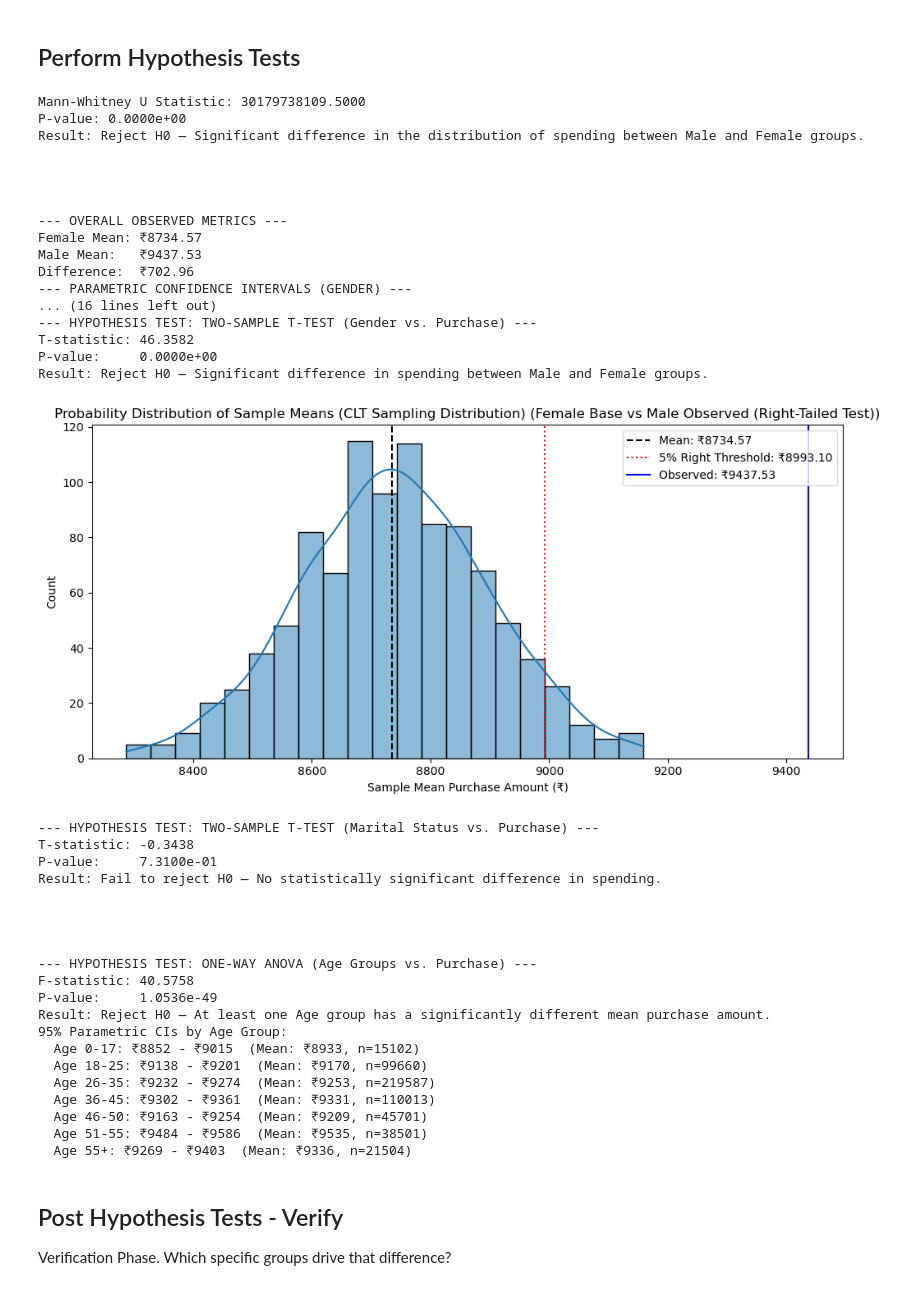
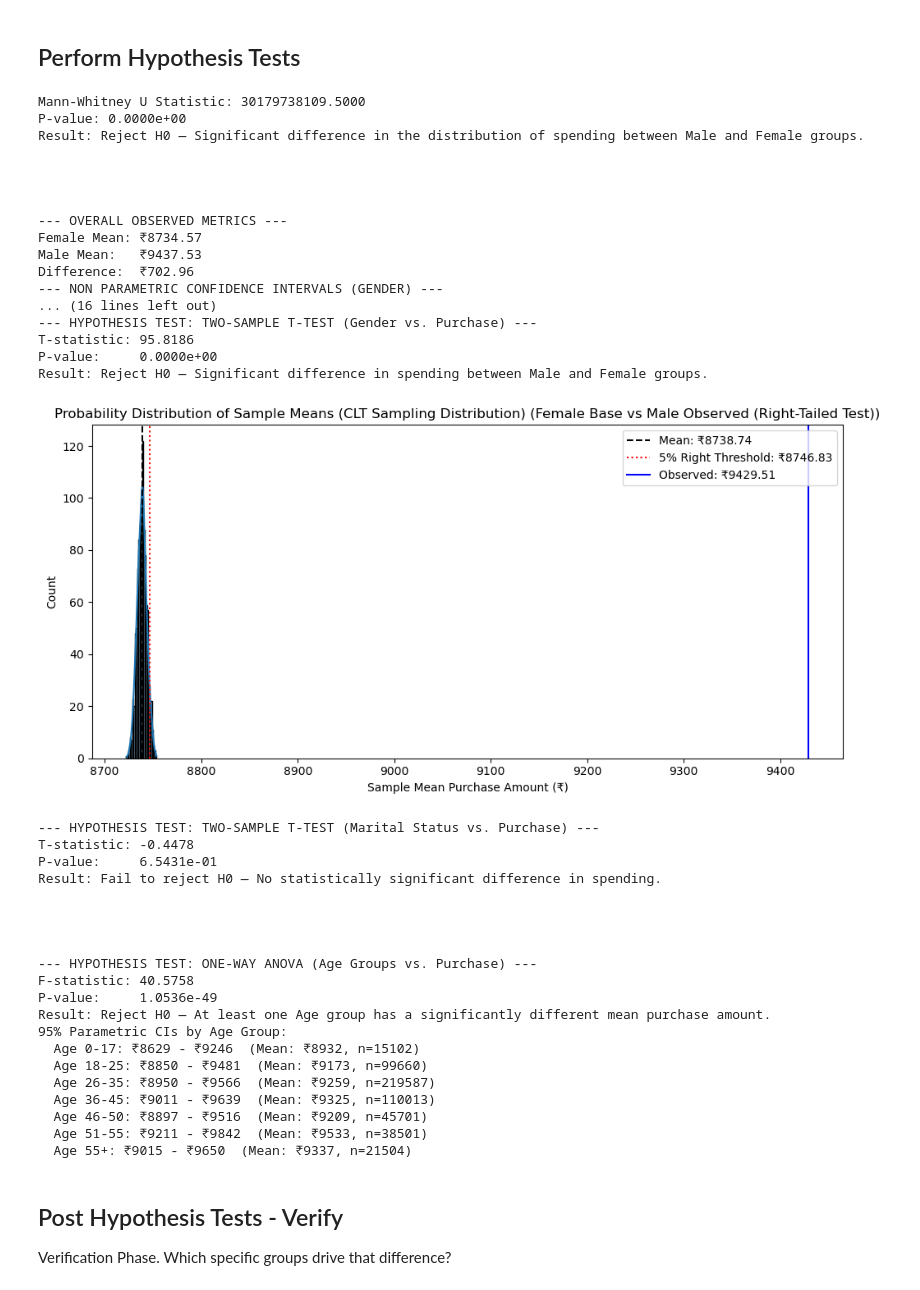
Before and after one commit to codehithesh/Statistical_Inference_on_Purchase_Data, a Jupyter notebook: Statistical_Inference_on_Purchase_Data.ipynb, the cells around one changed output. Saved outputs shown, nothing was run; the diff lists cells and outputs as text; code cells hidden in the pictures.

Commit message:
corrected CI data ingest errors

```diff
--- a/Statistical_Inference_on_Purchase_Data.ipynb
+++ b/Statistical_Inference_on_Purchase_Data.ipynb
@@ -545,7 +545,7 @@ def ci_of_means(means, confidence=0.95):
     alpha = (1 - confidence) / 2 # Divide by 2 because the interval is the middle part of the distribution
     low, high = np.percentile(means, [alpha * 100, (1 - alpha) * 100])
     se = np.std(means, ddof=1)
-    return means.mean(), low, high, se, means
+    return means.mean(), low, high, se
 
 def show_ci_plot(clt_samples, mu, se, observed_val=None, side="two-sided", title_suffix=""):
     # Plots CLT distribution against sample observations with directional critical thresholds.
@@ -637,13 +637,13 @@ for level in [0.90, 0.95, 0.99]:
     f_samp_means = clt_sample_means(female, 1000, 1000)
     m_samp_means = clt_sample_means(male, 1000, 1000)
 
-    f_mean, f_low, f_high, f_se, f_means_list = ci_of_means(f_samp_means, level)
-    m_mean, m_low, m_high, m_se, m_means_list = ci_of_means(m_samp_means, level)
+    f_mean, f_low, f_high, f_se = ci_of_means(f_samp_means, level)
+    m_mean, m_low, m_high, m_se = ci_of_means(m_samp_means, level)
 
     overlap = not (f_high < m_low or m_high < f_low)
 
-    show_ci_plot(f_means_list, f_mean, f_se, female.mean(), side="two-sided", title_suffix=f"Female {int(level*100)}% CI")
-    show_ci_plot(m_means_list, m_mean, m_se, male.mean(), side="two-sided", title_suffix=f"Male {int(level*100)}% CI")
+    show_ci_plot(f_samp_means, f_mean, f_se, female.mean(), side="two-sided", title_suffix=f"Female {int(level*100)}% CI")
+    show_ci_plot(m_samp_means, m_mean, m_se, male.mean(), side="two-sided", title_suffix=f"Male {int(level*100)}% CI")
 
     print(f"{int(level*100)}% CI:")
     print(f"  Female: ₹{f_low:.0f} - ₹{f_high:.0f}  (mean ₹{f_mean:.0f})")
@@ -660,11 +660,11 @@ for level in [0.95]:
     m_samp_means = clt_sample_means(married, 1000, 1000)
     um_samp_means = clt_sample_means(unmarried, 1000, 1000)
 
-    m_mean, ml, mh, m_se, m_means_list = ci_of_means(m_samp_means, level)
-    um_mean, uml, umh, um_se, um_means_list = ci_of_means(um_samp_means, level)
+    m_mean, ml, mh, m_se = ci_of_means(m_samp_means, level)
+    um_mean, uml, umh, um_se = ci_of_means(um_samp_means, level)
 
-    show_ci_plot(m_means_list, m_mean, m_se, married.mean(), side="two-sided", title_suffix="Married 95% CI")
-    show_ci_plot(um_means_list, um_mean, um_se, unmarried.mean(), side="two-sided", title_suffix="Unmarried 95% CI")
+    show_ci_plot(m_samp_means, m_mean, m_se, married.mean(), side="two-sided", title_suffix="Married 95% CI")
+    show_ci_plot(um_samp_means, um_mean, um_se, unmarried.mean(), side="two-sided", title_suffix="Unmarried 95% CI")
 
     print(f"{int(level*100)}% CI:")
     print(f"  Married:   ₹{ml:.0f} - ₹{mh:.0f}  (mean ₹{m_mean:.0f})")
@@ -680,7 +680,7 @@ for level in [0.95]:
 
         age_samp_means = clt_sample_means(age_data, 1000, 1000)
 
-        am, al, ah, _, _ = ci_of_means(age_samp_means, level)
+        am, al, ah, _ = ci_of_means(age_samp_means, level)
 
         print(f"  {age}: ₹{al:.0f} - ₹{ah:.0f} (mean ₹{am:.0f})")
 # %% [output]
@@ -812,6 +812,9 @@ groups without requiring the data to be normally distributed.
 
 We also perform non parametric CI using bootstrapping same as above section.
 """
+
+f_means_list = clt_sample_means(female)
+m_means_list = clt_sample_means(male)
 
 u_stat, p_val = stats.mannwhitneyu(male, female, alternative='two-sided')
 
@@ -826,7 +829,7 @@ else:
 
 print("\n\n\n")
 # ---------------------------------------------------------
-# 1. Descriptive Stats & Parametric Confidence Intervals
+# 1. Descriptive Stats & Non-Parametric Confidence Intervals
 # ---------------------------------------------------------
 
 print('--- OVERALL OBSERVED METRICS ---')
@@ -834,10 +837,11 @@ print(f'Female Mean: ₹{female.mean():.2f}')
 print(f'Male Mean:   ₹{male.mean():.2f}')
 print(f'Difference:  ₹{male.mean() - female.mean():.2f}')
 
-print('--- PARAMETRIC CONFIDENCE INTERVALS (GENDER) ---')
+print('--- NON PARAMETRIC CONFIDENCE INTERVALS (GENDER) ---')
 for level in [0.90, 0.95, 0.99]:
-    f_mean, f_low, f_high, f_se, _ = ci_of_means(female, level)
-    m_mean, m_low, m_high, m_se, _ = ci_of_means(male, level)
+
+    f_mean, f_low, f_high, f_se = ci_of_means(f_means_list, level)
+    m_mean, m_low, m_high, m_se = ci_of_means(m_means_list, level)
 
     overlap = not (f_high < m_low or m_high < f_low)
 
@@ -854,7 +858,7 @@ print("\n\n\n")
 
 print('--- HYPOTHESIS TEST: TWO-SAMPLE T-TEST (Gender vs. Purchase) ---')
 # Check variance homogeneity via Welch's t-test (equal_var=False)
-t_stat, p_val_gender = stats.ttest_ind(male, female, equal_var=False)
+t_stat, p_val_gender = stats.ttest_ind(m_means_list, f_means_list, equal_var=False)
 
 print(f"T-statistic: {t_stat:.4f}")
 print(f"P-value:     {p_val_gender:.4e}")
@@ -864,9 +868,9 @@ else:
     print("Result: Fail to reject H0 — No statistically significant difference in spending.")
 
 # CLT Plot overlay: Right-tailed test showing Female Null vs Male Observed
-f_means_clt = clt_sample_means(female, sample_size=1000, n_samples=1000)
+f_means_clt = clt_sample_means(f_means_list, sample_size=1000, n_samples=1000)
 f_se_clt = np.std(f_means_clt, ddof=1)
-show_ci_plot(f_means_clt, female.mean(), f_se_clt, observed_val=male.mean(), side="right", title_suffix="Female Base vs Male Observed (Right-Tailed Test)")
+show_ci_plot(f_means_clt, f_means_list.mean(), f_se_clt, observed_val=m_means_list.mean(), side="right", title_suffix="Female Base vs Male Observed (Right-Tailed Test)")
 
 print("\n\n\n")
 # ---------------------------------------------------------
@@ -877,7 +881,10 @@ print('--- HYPOTHESIS TEST: TWO-SAMPLE T-TEST (Marital Status vs. Purchase) ---'
 married = df[df['Marital_Status'] == 1]['Purchase'].values
 unmarried = df[df['Marital_Status'] == 0]['Purchase'].values
 
-t_stat_m, p_val_m = stats.ttest_ind(married, unmarried, equal_var=False)
+m_means_list = clt_sample_means(married)
+um_means_list = clt_sample_means(unmarried)
+
+t_stat_m, p_val_m = stats.ttest_ind(m_means_list, um_means_list, equal_var=False)
 
 print(f"T-statistic: {t_stat_m:.4f}")
 print(f"P-value:     {p_val_m:.4e}")
@@ -890,6 +897,11 @@ print("\n\n\n")
 # ---------------------------------------------------------
 # 4. Hypothesis Test: One-Way ANOVA (Age Groups)
 # ---------------------------------------------------------
+"""
+Bootstrapping doesn't assume any specific distribution, so it handles skewness very well,
+and the results stay directly interpretable in terms of the original dollar values.
+Data transformations (Boxcox), on the other hand, can make results harder to explain to stakeholders.
+"""
 
 print('--- HYPOTHESIS TEST: ONE-WAY ANOVA (Age Groups vs. Purchase) ---')
 age_groups = np.sort(df["Age"].unique())
@@ -897,40 +909,41 @@ age_data_list = [df[df['Age'] == age]['Purchase'].values for age in age_groups]
 
 # One-Way ANOVA Test across all age categories
 f_stat, p_val_age = stats.f_oneway(*age_data_list)
 
 print(f"F-statistic: {f_stat:.4f}")
 print(f"P-value:     {p_val_age:.4e}")
 if p_val_age < 0.05:
     print("Result: Reject H0 — At least one Age group has a significantly different mean purchase amount.")
 else:
     print("Result: Fail to reject H0 — No significant difference across Age groups.")
 
 print('95% Parametric CIs by Age Group:')
 for age, data in zip(age_groups, age_data_list):
-    mean, low, high, _ = get_parametric_ci(data, 0.95)
+    mean_list = clt_sample_means(data)
+    mean, low, high, _ = ci_of_means(mean_list, 0.95)
     print(f"  Age {age}: ₹{low:.0f} - ₹{high:.0f}  (Mean: ₹{mean:.0f}, n={len(data)})")
 # %% [output]
 Mann-Whitney U Statistic: 30179738109.5000
 P-value: 0.0000e+00
 Result: Reject H0 — Significant difference in the distribution of spending between Male and Female groups.
 
 
 
 
 --- OVERALL OBSERVED METRICS ---
 Female Mean: ₹8734.57
 Male Mean:   ₹9437.53
 Difference:  ₹702.96
---- PARAMETRIC CONFIDENCE INTERVALS (GENDER) ---
+--- NON PARAMETRIC CONFIDENCE INTERVALS (GENDER) ---
 ... (16 lines left out)
 --- HYPOTHESIS TEST: TWO-SAMPLE T-TEST (Gender vs. Purchase) ---
-T-statistic: 46.3582
+T-statistic: 95.8186
 P-value:     0.0000e+00
 Result: Reject H0 — Significant difference in spending between Male and Female groups.
-[figure, old version]
+[figure, new version]
 --- HYPOTHESIS TEST: TWO-SAMPLE T-TEST (Marital Status vs. Purchase) ---
-T-statistic: -0.3438
-P-value:     7.3100e-01
+T-statistic: -0.4478
+P-value:     6.5431e-01
 Result: Fail to reject H0 — No statistically significant difference in spending.
 
 
@@ -941,13 +954,13 @@ F-statistic: 40.5758
 P-value:     1.0536e-49
 Result: Reject H0 — At least one Age group has a significantly different mean purchase amount.
 95% Parametric CIs by Age Group:
-  Age 0-17: ₹8852 - ₹9015  (Mean: ₹8933, n=15102)
-  Age 18-25: ₹9138 - ₹9201  (Mean: ₹9170, n=99660)
-  Age 26-35: ₹9232 - ₹9274  (Mean: ₹9253, n=219587)
-  Age 36-45: ₹9302 - ₹9361  (Mean: ₹9331, n=110013)
-  Age 46-50: ₹9163 - ₹9254  (Mean: ₹9209, n=45701)
-  Age 51-55: ₹9484 - ₹9586  (Mean: ₹9535, n=38501)
-  Age 55+: ₹9269 - ₹9403  (Mean: ₹9336, n=21504)
+  Age 0-17: ₹8629 - ₹9246  (Mean: ₹8932, n=15102)
+  Age 18-25: ₹8850 - ₹9481  (Mean: ₹9173, n=99660)
+  Age 26-35: ₹8950 - ₹9566  (Mean: ₹9259, n=219587)
+  Age 36-45: ₹9011 - ₹9639  (Mean: ₹9325, n=110013)
+  Age 46-50: ₹8897 - ₹9516  (Mean: ₹9209, n=45701)
+  Age 51-55: ₹9211 - ₹9842  (Mean: ₹9533, n=38501)
+  Age 55+: ₹9015 - ₹9650  (Mean: ₹9337, n=21504)
 # %% [markdown]
 ## Post Hypothesis Tests - Verify
 Verification Phase. Which specific groups drive that difference?
```
Also changed, not shown: parts of 1 cell of this notebook.
